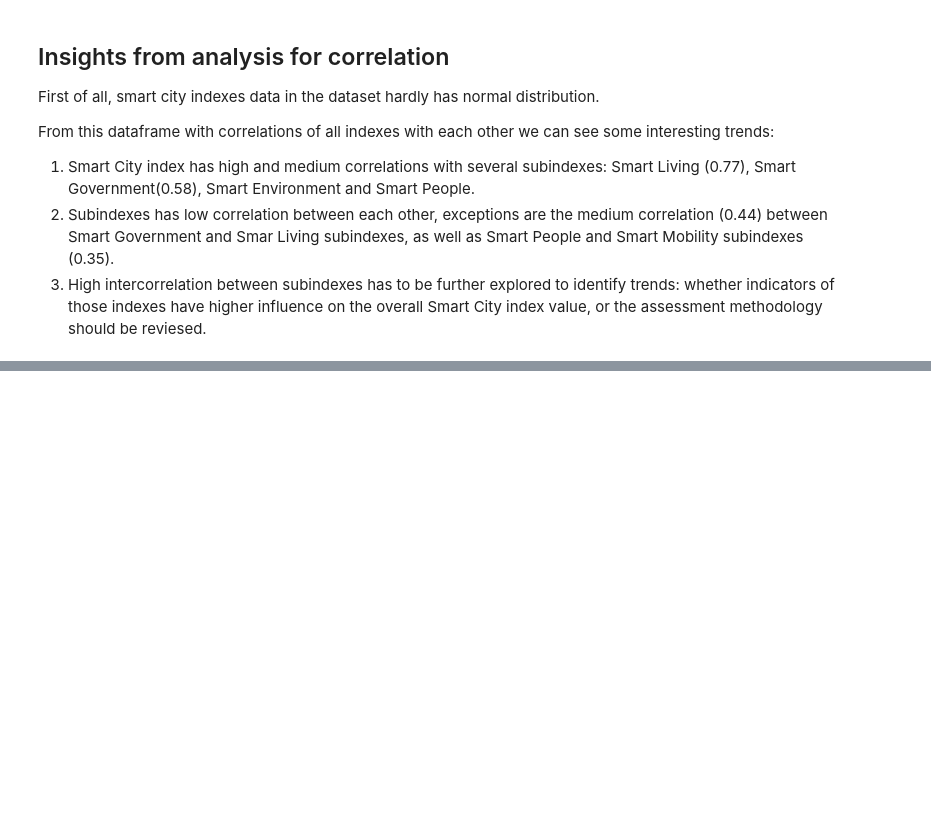
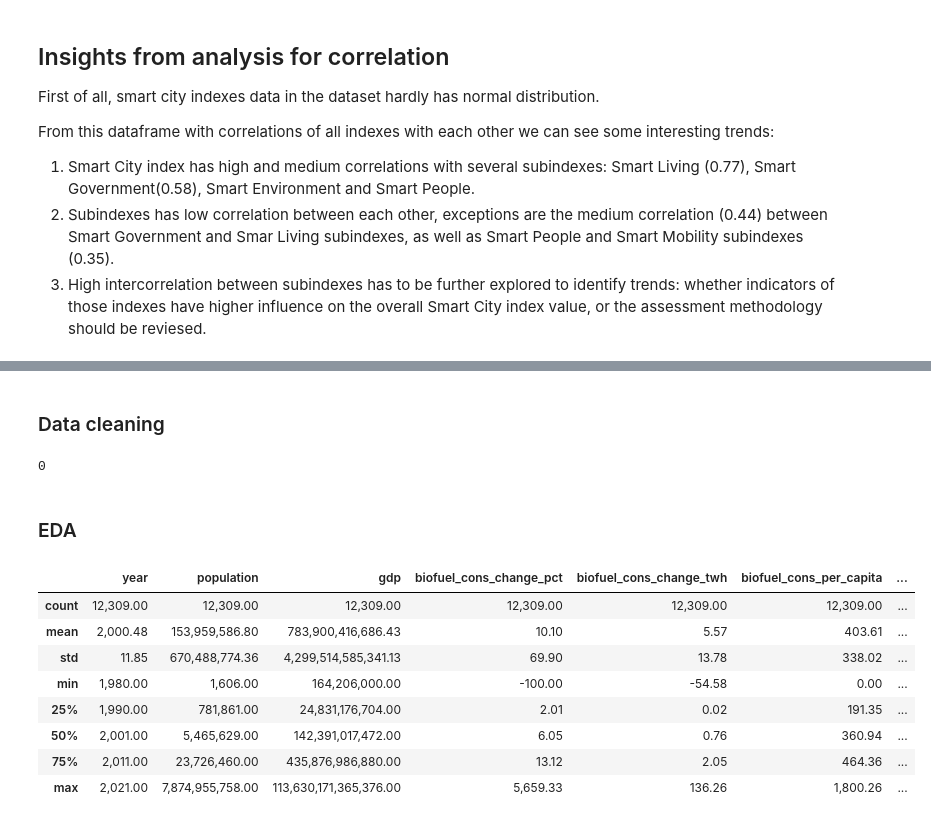
Before and after one commit to Edoardo1996/iornhack-final-project, a Jupyter notebook: main.ipynb, the cells around one changed output, grey strips where cells are left out. Saved outputs shown, nothing was run; the diff lists cells and outputs as text; code cells hidden in the pictures; blank space fills up the shorter version.

```diff
--- a/main.ipynb
+++ b/main.ipynb
@@ -227,0 +250,11 @@ Smart Government(0.58), Smart Environment and Smart People.
+# %%
+# Categorize columns
+pure_energy_src = ['biofuel', 'coal', 'gas', 'hydro', 'nuclear', 'oil', 'solar', 'wind']
+aggragated_energy_src = ['fossil', 'low-carbon', 'other-renewables',
+                         'other-renewables-exc-biofuel', 'renewables']
+overall_energy_measures = ['energy_cons_change_pct', 'energy_cons_change_pct',
+                           'carbon_intensity_elec', 'electricity_generation',
+                           'fossil_electricity', 'renewables_electricity',
+                           'energy_per_gdp', 'energy_per_capita',
+                           'per_capita_electricity', 'primary_energy_consumption']
+identifiers = ['iso_code', 'country', 'year', 'population', 'gdp']
@@ -227,0 +322,2 @@ Smart Government(0.58), Smart Environment and Smart People.
+# %% [markdown]
+### Data cleaning
@@ -227,0 +328,29 @@ Smart Government(0.58), Smart Environment and Smart People.
+# %%
+#For Items like GDP  it doesnt make sense to replace the null values with a 0 ,so let's try FWD fill and then backwards fill
+#looks like we have a lot of empty Values
+nulls=wec.isna().sum()
+for i in nulls.index:
+    if nulls[i]>0:
+        wec[i].ffill(inplace=True)
+        wec[i].bfill(inplace=True)
+wec.isna().sum().sum() # Check total null values is 0
+# %% [output]
+0
+# %%
+# Formatted floats to avoid scientific notations
+
+pd.options.display.float_format = '{:,.2f}'.format
+# %% [markdown]
+### EDA
+# %%
+wec.describe()
+# %% [output]
+|  | year | population | gdp | biofuel_cons_change_pct | biofuel_cons_change_twh | biofuel_cons_per_capita | ... |
+| count | 12,309.00 | 12,309.00 | 12,309.00 | 12,309.00 | 12,309.00 | 12,309.00 | ... |
+| mean | 2,000.48 | 153,959,586.80 | 783,900,416,686.43 | 10.10 | 5.57 | 403.61 | ... |
+| std | 11.85 | 670,488,774.36 | 4,299,514,585,341.13 | 69.90 | 13.78 | 338.02 | ... |
+| min | 1,980.00 | 1,606.00 | 164,206,000.00 | -100.00 | -54.58 | 0.00 | ... |
+| 25% | 1,990.00 | 781,861.00 | 24,831,176,704.00 | 2.01 | 0.02 | 191.35 | ... |
+| 50% | 2,001.00 | 5,465,629.00 | 142,391,017,472.00 | 6.05 | 0.76 | 360.94 | ... |
+| 75% | 2,011.00 | 23,726,460.00 | 435,876,986,880.00 | 13.12 | 2.05 | 464.36 | ... |
+| max | 2,021.00 | 7,874,955,758.00 | 113,630,171,365,376.00 | 5,659.33 | 136.26 | 1,800.26 | ... |
```
Also changed, not shown: parts of 14 cells of this notebook.
